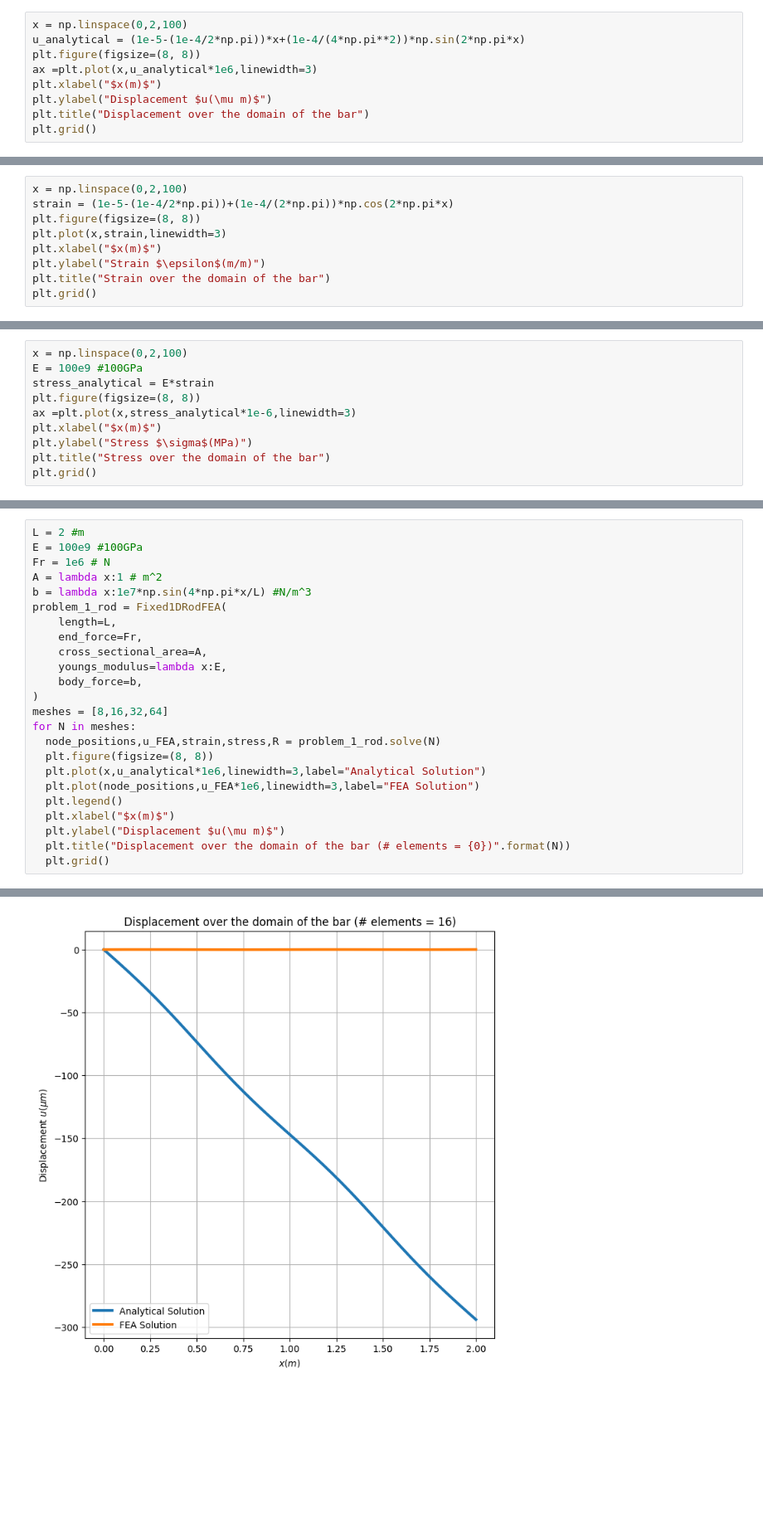
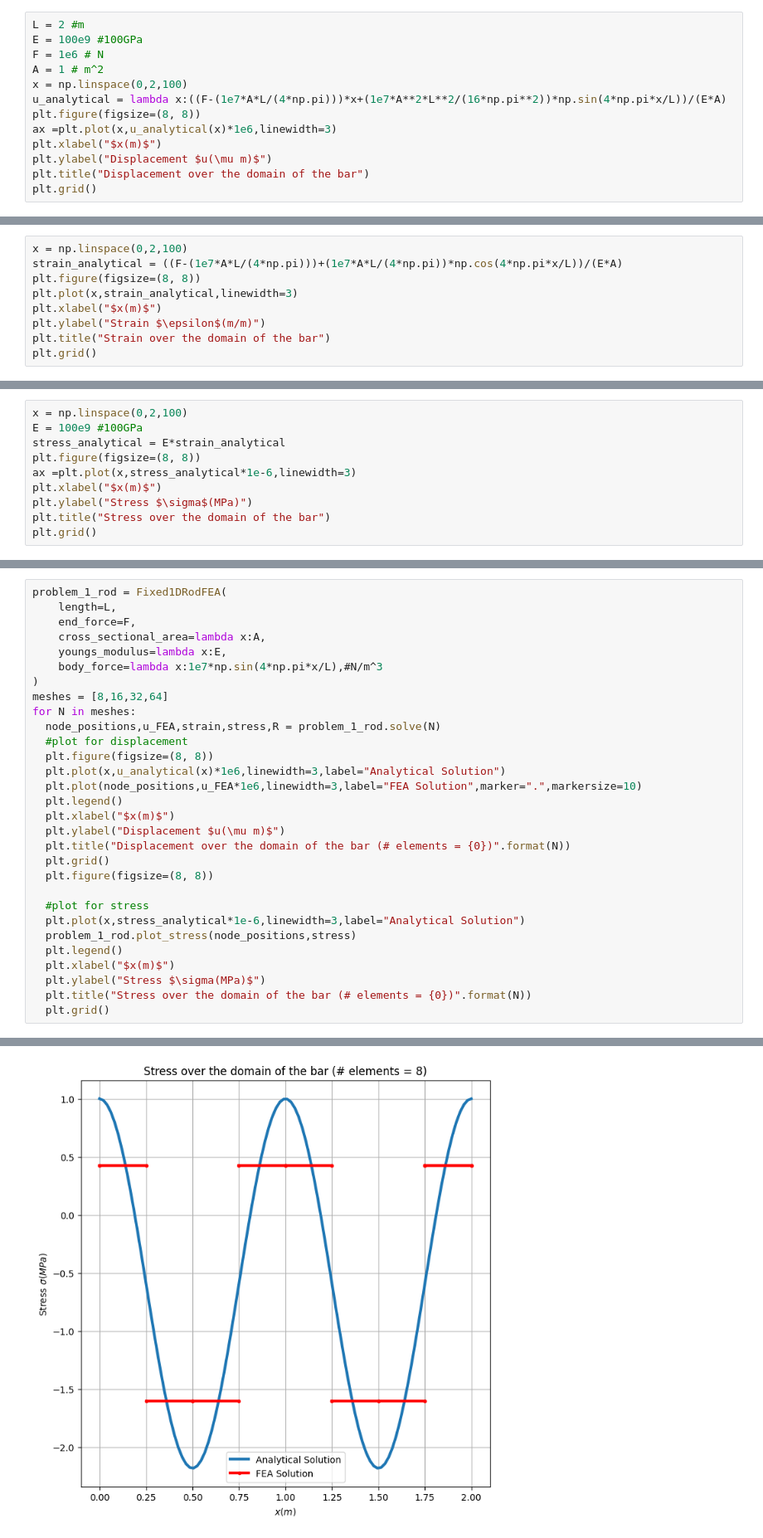
Before and after one commit to Ali-7800/ME471, a Jupyter notebook: projects/project_1.ipynb, the cells around one changed output, grey strips where cells are left out. Shown: that part at 83% size. Drawn from its saved outputs; the diff is of its cells as text; blank space fills up the shorter version.

```diff
--- a/projects/project_1.ipynb
+++ b/projects/project_1.ipynb
@@ -10,10 +10,14 @@ import scipy as sp
 # Problem 1.2
 Plot the displacement, strain, and stress solutions over the domain of the bar.
 # %%
+L = 2 #m
+E = 100e9 #100GPa
+F = 1e6 # N
+A = 1 # m^2
 x = np.linspace(0,2,100)
-u_analytical = (1e-5-(1e-4/2*np.pi))*x+(1e-4/(4*np.pi**2))*np.sin(2*np.pi*x)
+u_analytical = lambda x:((F-(1e7*A*L/(4*np.pi)))*x+(1e7*A**2*L**2/(16*np.pi**2))*np.sin(4*np.pi*x/L))/(E*A)
 plt.figure(figsize=(8, 8))
-ax =plt.plot(x,u_analytical*1e6,linewidth=3)
+ax =plt.plot(x,u_analytical(x)*1e6,linewidth=3)
 plt.xlabel("$x(m)$")
 plt.ylabel("Displacement $u(\mu m)$")
 plt.title("Displacement over the domain of the bar")
@@ -23,8 +27,8 @@ plt.grid()
 # %%
 x = np.linspace(0,2,100)
-strain = (1e-5-(1e-4/2*np.pi))+(1e-4/(2*np.pi))*np.cos(2*np.pi*x)
+strain_analytical = ((F-(1e7*A*L/(4*np.pi)))+(1e7*A*L/(4*np.pi))*np.cos(4*np.pi*x/L))/(E*A)
 plt.figure(figsize=(8, 8))
-plt.plot(x,strain,linewidth=3)
+plt.plot(x,strain_analytical,linewidth=3)
 plt.xlabel("$x(m)$")
 plt.ylabel("Strain $\epsilon$(m/m)")
 plt.title("Strain over the domain of the bar")
@@ -34,7 +38,7 @@ plt.grid()
 # %%
 x = np.linspace(0,2,100)
 E = 100e9 #100GPa
-stress_analytical = E*strain
+stress_analytical = E*strain_analytical
 plt.figure(figsize=(8, 8))
 ax =plt.plot(x,stress_analytical*1e-6,linewidth=3)
 plt.xlabel("$x(m)$")
@@ -99,25 +108,31 @@ class Fixed1DRodFEA:
 # %%
-L = 2 #m
-E = 100e9 #100GPa
-Fr = 1e6 # N
-A = lambda x:1 # m^2
-b = lambda x:1e7*np.sin(4*np.pi*x/L) #N/m^3
 problem_1_rod = Fixed1DRodFEA(
     length=L,
-    end_force=Fr,
-    cross_sectional_area=A,
+    end_force=F,
+    cross_sectional_area=lambda x:A,
     youngs_modulus=lambda x:E,
-    body_force=b,
+    body_force=lambda x:1e7*np.sin(4*np.pi*x/L),#N/m^3
 )
 meshes = [8,16,32,64]
 for N in meshes:
   node_positions,u_FEA,strain,stress,R = problem_1_rod.solve(N)
+  #plot for displacement
   plt.figure(figsize=(8, 8))
-  plt.plot(x,u_analytical*1e6,linewidth=3,label="Analytical Solution")
-  plt.plot(node_positions,u_FEA*1e6,linewidth=3,label="FEA Solution")
+  plt.plot(x,u_analytical(x)*1e6,linewidth=3,label="Analytical Solution")
+  plt.plot(node_positions,u_FEA*1e6,linewidth=3,label="FEA Solution",marker=".",markersize=10)
   plt.legend()
   plt.xlabel("$x(m)$")
   plt.ylabel("Displacement $u(\mu m)$")
   plt.title("Displacement over the domain of the bar (# elements = {0})".format(N))
   plt.grid()
+  plt.figure(figsize=(8, 8))
+
+  #plot for stress
+  plt.plot(x,stress_analytical*1e-6,linewidth=3,label="Analytical Solution")
+  problem_1_rod.plot_stress(node_positions,stress)
+  plt.legend()
+  plt.xlabel("$x(m)$")
+  plt.ylabel("Stress $\sigma(MPa)$")
+  plt.title("Stress over the domain of the bar (# elements = {0})".format(N))
+  plt.grid()
 # %% [output]
@@ -125 +140 @@ for N in meshes:
-[figure, old version]
+[figure, new version]
```
Also changed, not shown: parts of 5 cells of this notebook.
